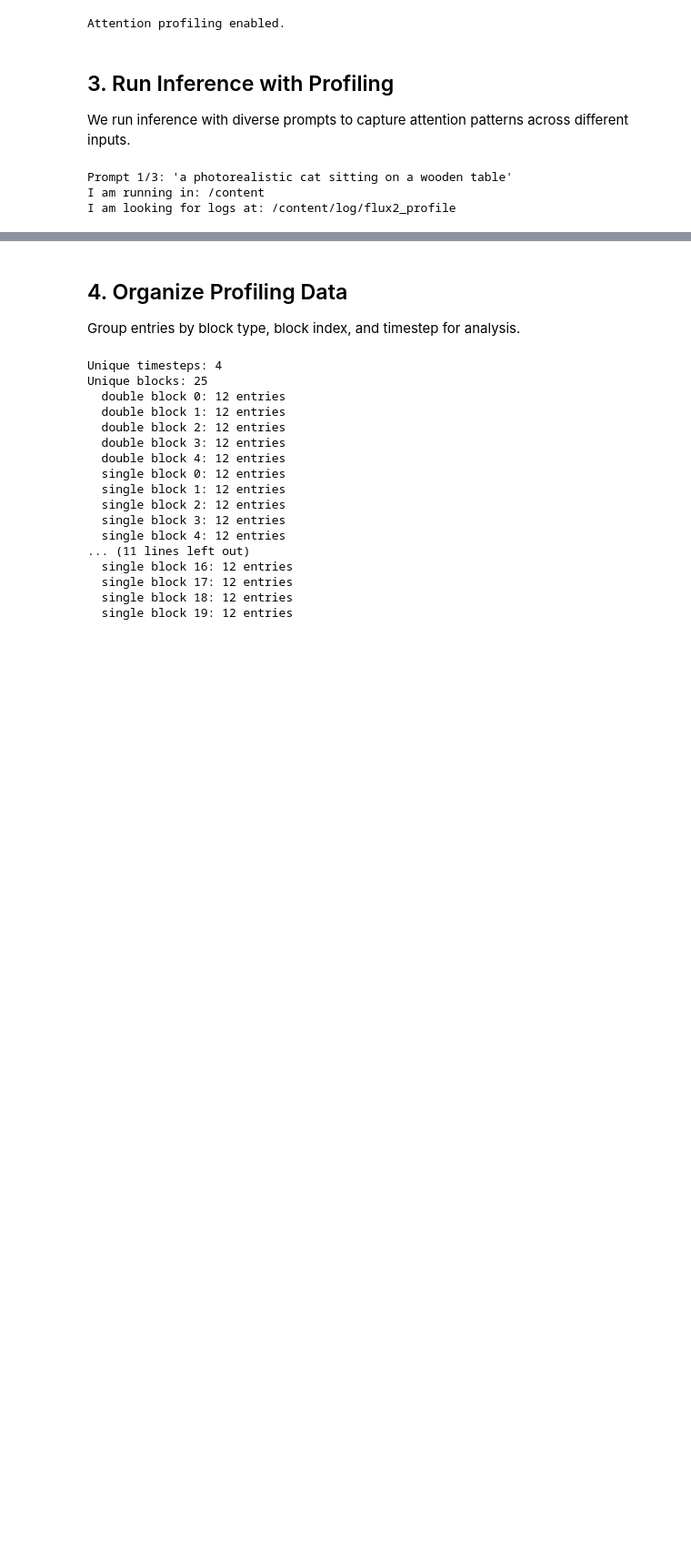
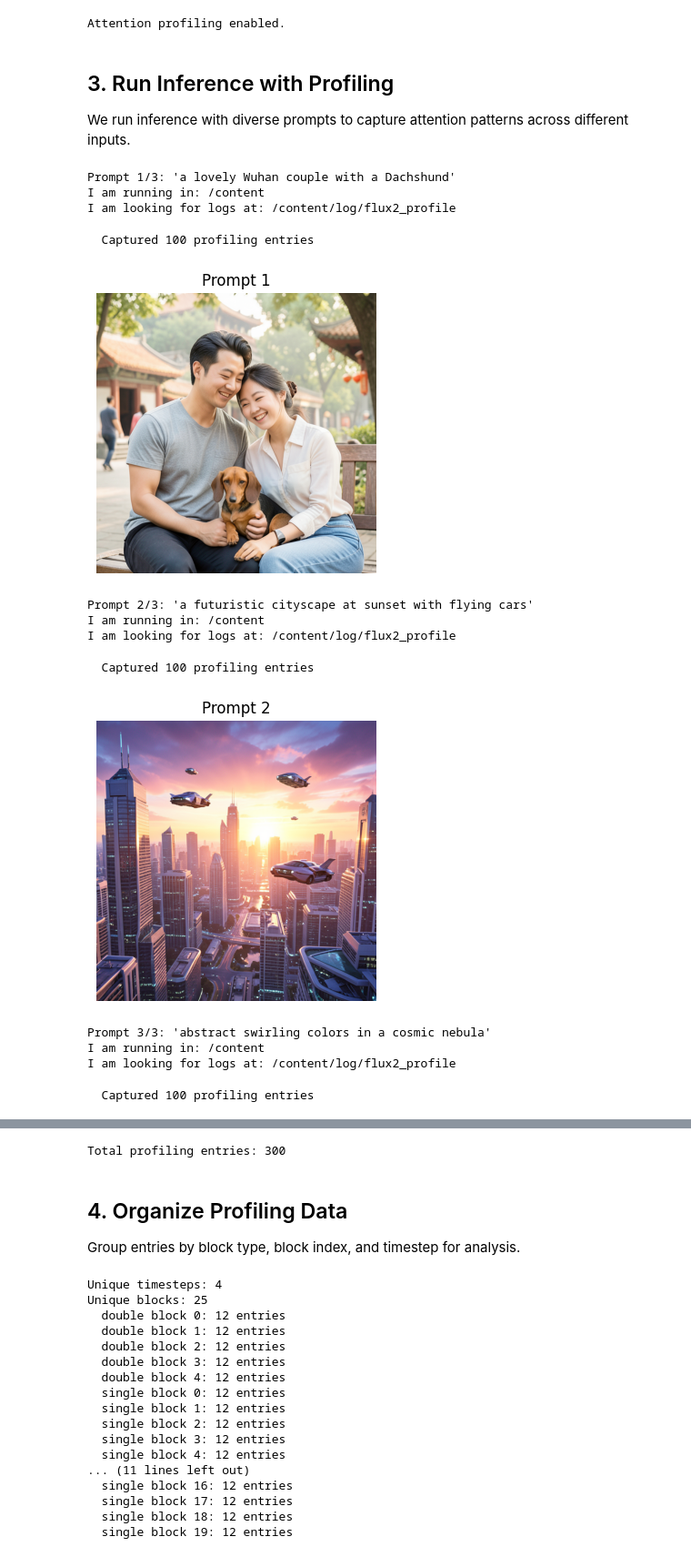
Before and after one commit to yyyyy7105/diffusers_csc2210, a Jupyter notebook: 2210/attention_profiling.ipynb, the cells around one changed output, grey strips where cells are left out. Shown at 91% size. Saved outputs shown, nothing was run; the diff lists cells and outputs as text; code cells hidden in the pictures; blank space fills up the shorter version.

```diff
--- a/2210/attention_profiling.ipynb
+++ b/2210/attention_profiling.ipynb
@@ -150,7 +149,7 @@ We run inference with diverse prompts to capture attention patterns across diffe
 # %%
 # Define diverse prompts for profiling
 prompts = [
-    "a photorealistic cat sitting on a wooden table",
+    "a lovely Wuhan couple with a Dachshund",
     "a futuristic cityscape at sunset with flying cars",
     "abstract swirling colors in a cosmic nebula",
 ]
@@ -165,31 +164,42 @@ for i, prompt in enumerate(prompts):
         prompt=prompt,
         height=512,
         width=512,
         guidance_scale=1.0,
         num_inference_steps=4,
         generator=torch.Generator(device=device).manual_seed(42),
     ).images[0]
 
     entries = pipe.transformer.get_attention_profile_data()
     print(f"  Captured {len(entries)} profiling entries")
 
     # Tag entries with prompt index
     for e in entries:
         e.prompt_index = i  # Monkey-patch for tracking
     all_entries.extend(entries)
 
     # Free GPU memory before next prompt
     torch.cuda.empty_cache()
 
     # Display the generated image
     plt.figure(figsize=(4, 4))
     plt.imshow(image)
     plt.title(f"Prompt {i+1}")
     plt.axis("off")
     plt.show()
 
 print(f"\nTotal profiling entries: {len(all_entries)}")
 # %% [output]
-Prompt 1/3: 'a photorealistic cat sitting on a wooden table'
+Prompt 1/3: 'a lovely Wuhan couple with a Dachshund'
 I am running in: /content
 I am looking for logs at: /content/log/flux2_profile
+  Captured 100 profiling entries
+[figure, added]
+Prompt 2/3: 'a futuristic cityscape at sunset with flying cars'
+I am running in: /content
+I am looking for logs at: /content/log/flux2_profile
+  Captured 100 profiling entries
+[figure, added]
+Prompt 3/3: 'abstract swirling colors in a cosmic nebula'
+I am running in: /content
+I am looking for logs at: /content/log/flux2_profile
+  Captured 100 profiling entries
@@ -196,3 +207,4 @@ I am looking for logs at: /content/log/flux2_profile
+Total profiling entries: 300
 # %% [markdown]
 ## 4. Organize Profiling Data
 
```
Also changed, not shown: parts of 9 cells of this notebook.
